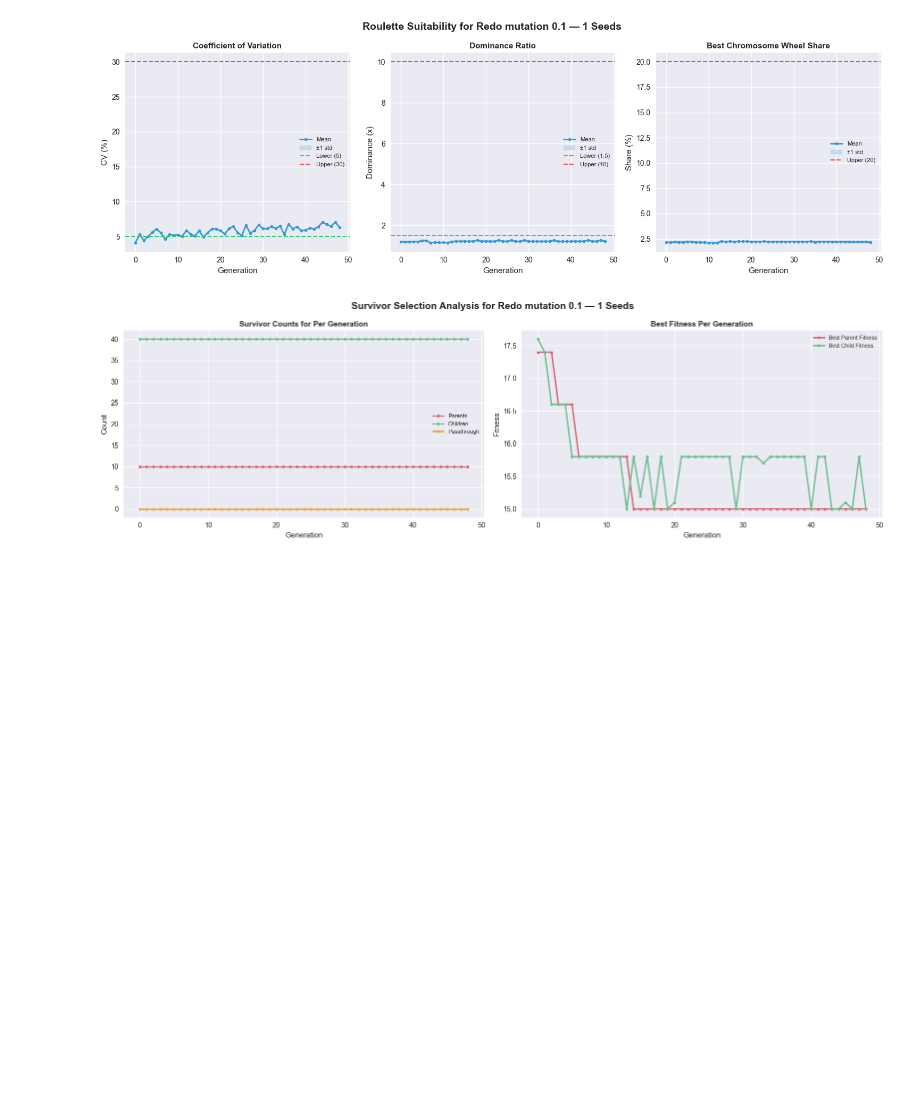
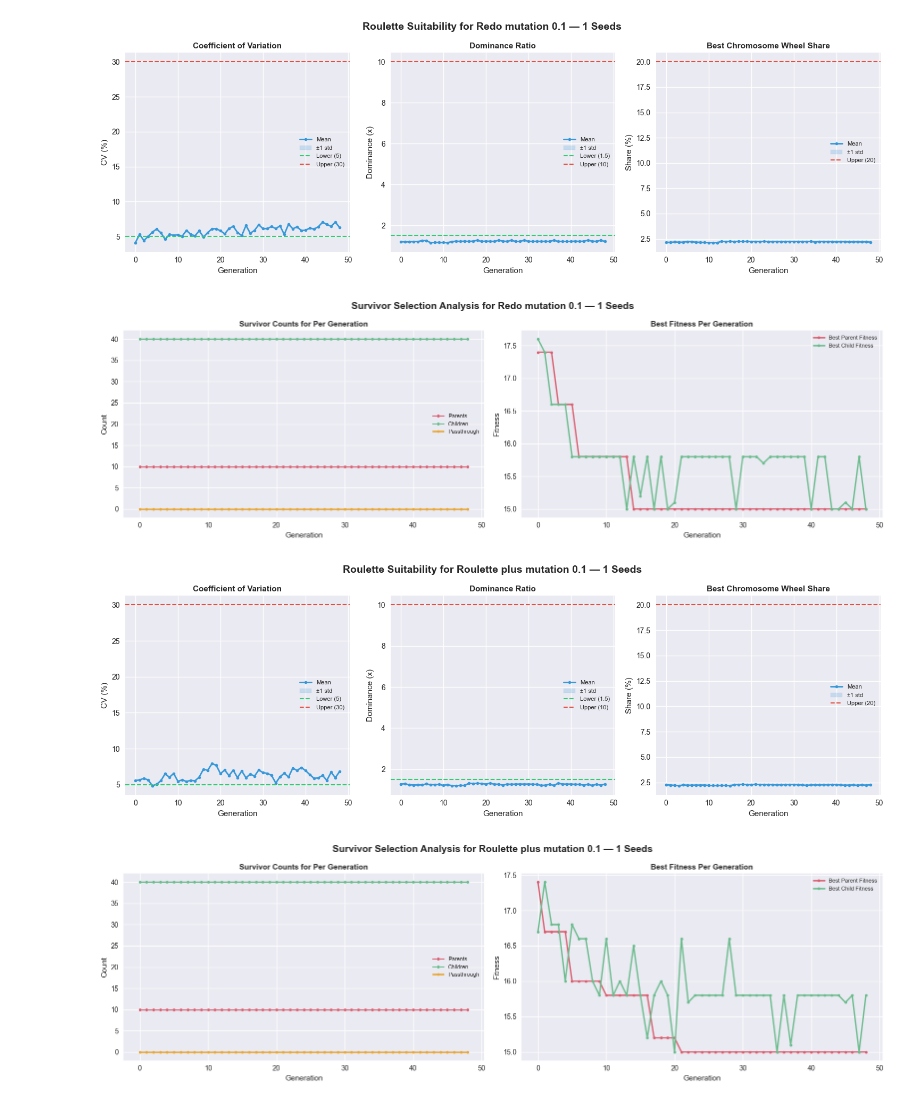
Before and after one commit to lpow311/dissertation, a Jupyter notebook: 2_genetic_algorithm_hyperparams.ipynb, the cells around one changed output. Drawn from its saved outputs; the diff is of its cells as text; code cells hidden in the pictures; blank space fills up the shorter version.

Commit message:
starting agent number tuning.

```diff
--- a/2_genetic_algorithm_hyperparams.ipynb
+++ b/2_genetic_algorithm_hyperparams.ipynb
@@ -435,3 +435,11 @@ plot_survivor_selection(evolution_stats=redo_results['evals'],city_name="Redo Mu
 # %% [output]
 [figure]
 [figure]
+# %%
+redo_results = extract_results('outputs/tuning/moderate_city_1_test_roulette.pkl')
+
+plot_parent_selection_stats(evolution_stats=redo_results['evals'],city_name="Roulette plus Mutation 0.1")
+plot_survivor_selection(evolution_stats=redo_results['evals'],city_name="Roulette plus Mutation 0.1")
+# %% [output]
+[figure, added]
+[figure, added]
```
Also changed, not shown: parts of 3 cells of this notebook, 1 other file.
